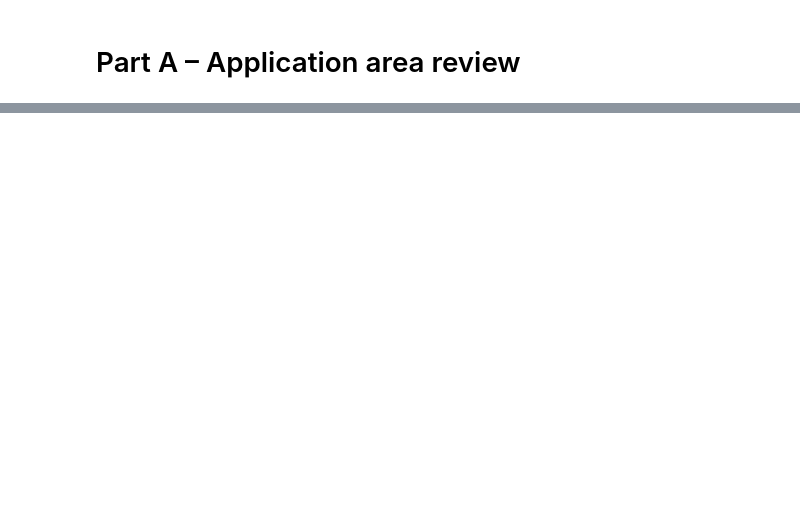
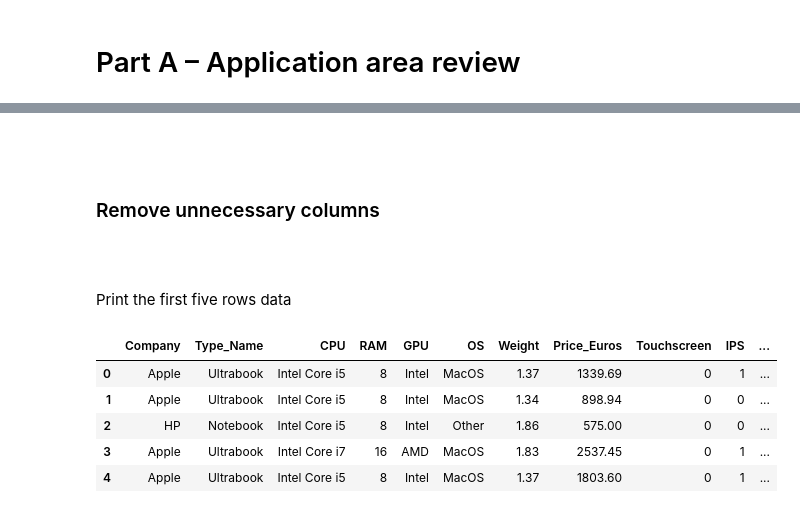
Before and after one commit to RashmithaDeSilva/Laptop_Price_Predictor, a Jupyter notebook: Price_Predictor.ipynb, the cells around one changed output, grey strips where cells are left out. Drawn from its saved outputs; the diff is of its cells as text; code cells hidden in the pictures; blank space fills up the shorter version.

```diff
--- a/Price_Predictor.ipynb
+++ b/Price_Predictor.ipynb
@@ -22,0 +543,2 @@
+# %%
+data = data[data["GPU"] != "Other"]
@@ -22,0 +581,19 @@
+# %%
+def separate_os_types(input):
+
+    input_lower = input.lower()
+
+    if "windows" in input_lower:
+        return "Windows"
+
+    elif "macos" in input_lower or "mac os" in input_lower:
+        return "MacOS"
+
+    elif "linux" in input_lower:
+        return "Linux"
+
+    else:
+        return "Other"
+
+# Apply function to the dataset
+data["OS"] = data["OS"].apply(separate_os_types)
@@ -22,0 +654,20 @@
+# %%
+data["Touchscreen"] = data["Screen_Resolution"].apply(
+    lambda x: 1 if "touchscreen" in x.lower() else 0
+)
+
+data["IPS"] = data["Screen_Resolution"].apply(
+    lambda x: 1 if "ips" in x.lower() else 0
+)
+
+data["HD"] = data["Screen_Resolution"].apply(
+    lambda x: 1 if "hd" in x.lower() or "full hd" in x.lower() or "1920x1080" in x.lower() or "full hd 1920x1080" in x.lower() or "1080p" in x.lower() or "1366x768" in x.lower() or "1600x900" in x.lower() or "1920x1200" in x.lower() else 0
+)
+
+data["2K"] = data["Screen_Resolution"].apply(
+    lambda x: 1 if "2560x1440" in x.lower() or "2k" in x.lower() or "2304x1440" in x.lower() or "2256x1504" in x.lower() or "2560x1600" in x.lower() or "2880x1800" in x.lower() or "2400x1600" in x.lower() or "2736x1824" in x.lower() else 0
+)
+
+data["4K"] = data["Screen_Resolution"].apply(
+    lambda x: 1 if "3840x2160" in x.lower() or "4k" in x.lower() or "ultra hd" in x.lower() or "3200x1800" in x.lower() or "3840x2160" in x.lower() else 0
+)
@@ -22,0 +697,17 @@
+# %% [markdown]
+<br><br>
+### Remove unnecessary columns
+# %%
+data = data.drop(columns = ["Laptop_ID", "Product", "Inches", "Screen_Resolution"])
+# %% [markdown]
+<br><br>
+Print the first five rows data
+# %%
+data.head()
+# %% [output]
+|  | Company | Type_Name | CPU | RAM | GPU | OS | Weight | Price_Euros | Touchscreen | IPS | ... |
+| 0 | Apple | Ultrabook | Intel Core i5 | 8 | Intel | MacOS | 1.37 | 1339.69 | 0 | 1 | ... |
+| 1 | Apple | Ultrabook | Intel Core i5 | 8 | Intel | MacOS | 1.34 | 898.94 | 0 | 0 | ... |
+| 2 | HP | Notebook | Intel Core i5 | 8 | Intel | Other | 1.86 | 575.00 | 0 | 0 | ... |
+| 3 | Apple | Ultrabook | Intel Core i7 | 16 | AMD | MacOS | 1.83 | 2537.45 | 0 | 1 | ... |
+| 4 | Apple | Ultrabook | Intel Core i5 | 8 | Intel | MacOS | 1.37 | 1803.60 | 0 | 1 | ... |
```
Also changed, not shown: parts of 148 cells of this notebook.
